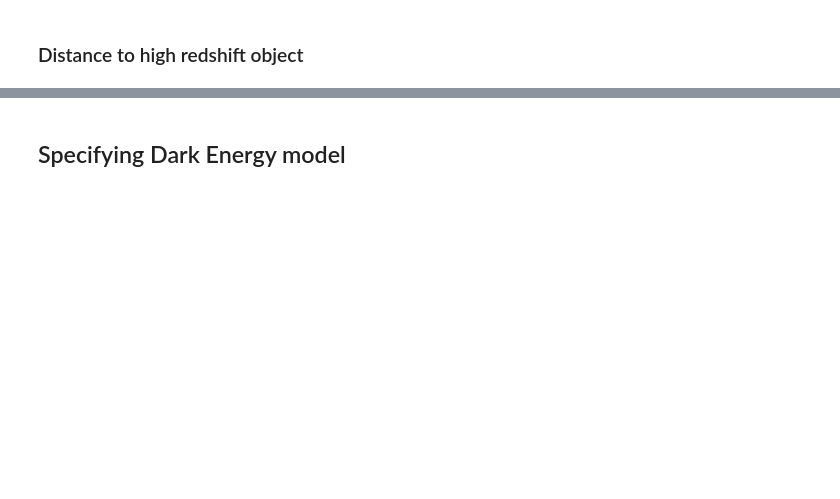
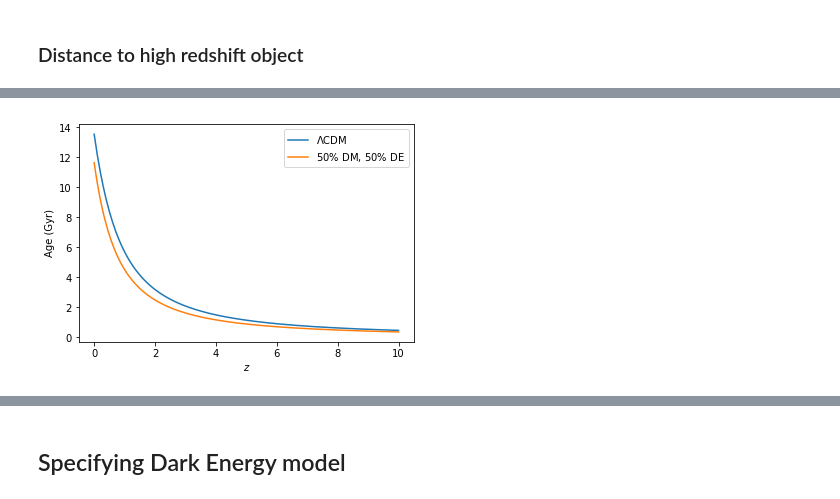
Before and after one commit to rkiman/Cosmology-Final-Project, a Jupyter notebook: CosmologyTutorial.ipynb, the cells around one changed output, grey strips where cells are left out. Cells and saved outputs as stored; diff of their text form; code cells hidden in the pictures; blank space fills up the shorter version.

```diff
--- a/CosmologyTutorial.ipynb
+++ b/CosmologyTutorial.ipynb
@@ -95,0 +55,2 @@ plt.yscale('log')
+# %%
+cosmo1 = FlatLambdaCDM(H0=67.74, Om0=0.55, Ob0=0.05 ,Tcmb0=2.725)
@@ -95,0 +65,9 @@ plt.yscale('log')
+# %%
+plt.plot(z, age,'-', label=r'$\Lambda$CDM')
+plt.plot(z, cosmo1.age(z), '-', label=r'$50\%$ DM, $50\%$ DE')
+plt.xlabel('$z$')
+plt.ylabel('Age (Gyr)')
+plt.legend()
+plt.show()
+# %% [output]
+[figure, added]
```
Also changed, not shown: parts of 25 cells of this notebook, 1 other file.
